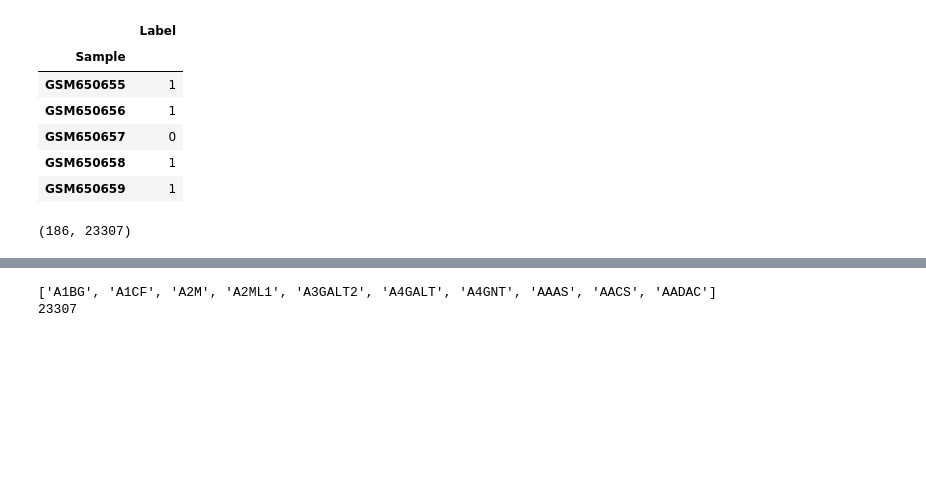
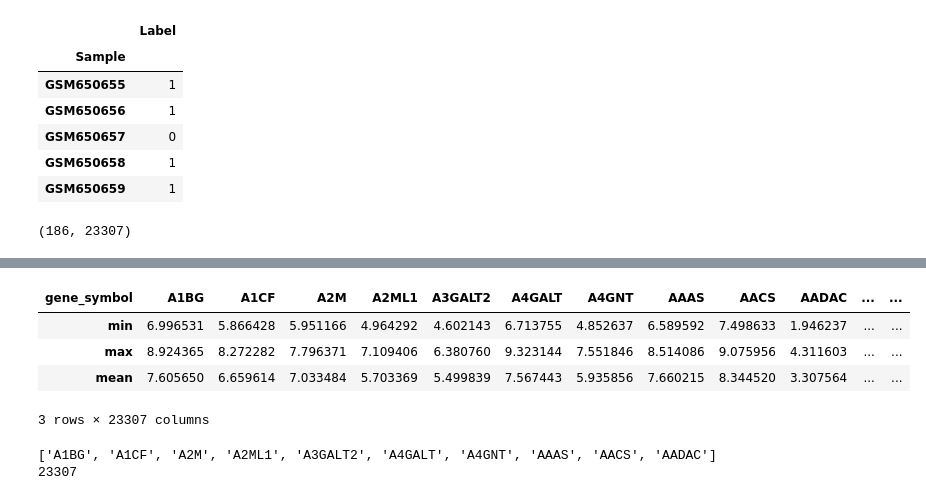
Before and after one commit to layakhosravi77-creator/ASD-Blood-Transcriptomic-Analysis, a Jupyter notebook: notebooks/01_data_exploration.ipynb, the cells around one changed output, grey strips where cells are left out. Drawn from its saved outputs; the diff is of its cells as text; code cells hidden in the pictures; blank space fills up the shorter version.

```diff
--- a/notebooks/01_data_exploration.ipynb
+++ b/notebooks/01_data_exploration.ipynb
@@ -469,3 +489,13 @@ X.shape
+# %%
+X = np.log2(X + 1)
+# %%
+X.describe().loc[['min','max','mean']]
+# %% [output]
+| gene_symbol | A1BG | A1CF | A2M | A2ML1 | A3GALT2 | A4GALT | A4GNT | AAAS | AACS | AADAC | ... | ... |
+| min | 6.996531 | 5.866428 | 5.951166 | 4.964292 | 4.602143 | 6.713755 | 4.852637 | 6.589592 | 7.498633 | 1.946237 | ... | ... |
+| max | 8.924365 | 8.272282 | 7.796371 | 7.109406 | 6.380760 | 9.323144 | 7.551846 | 8.514086 | 9.075956 | 4.311603 | ... | ... |
+| mean | 7.605650 | 6.659614 | 7.033484 | 5.703369 | 5.499839 | 7.567443 | 5.935856 | 7.660215 | 8.344520 | 3.307564 | ... | ... |
+3 rows × 23307 columns
 # %%
 print(X.columns[:10].tolist())
 print(len(X.columns))
```
Also changed, not shown: parts of 11 cells of this notebook.
